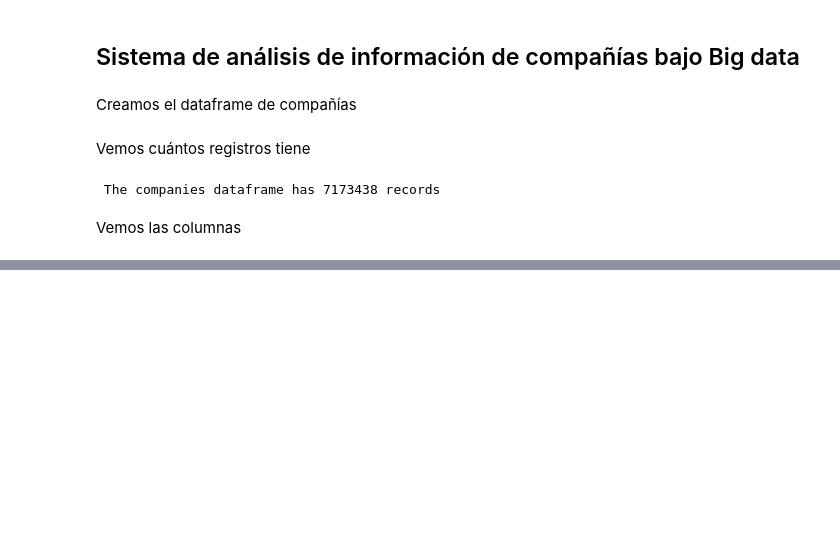
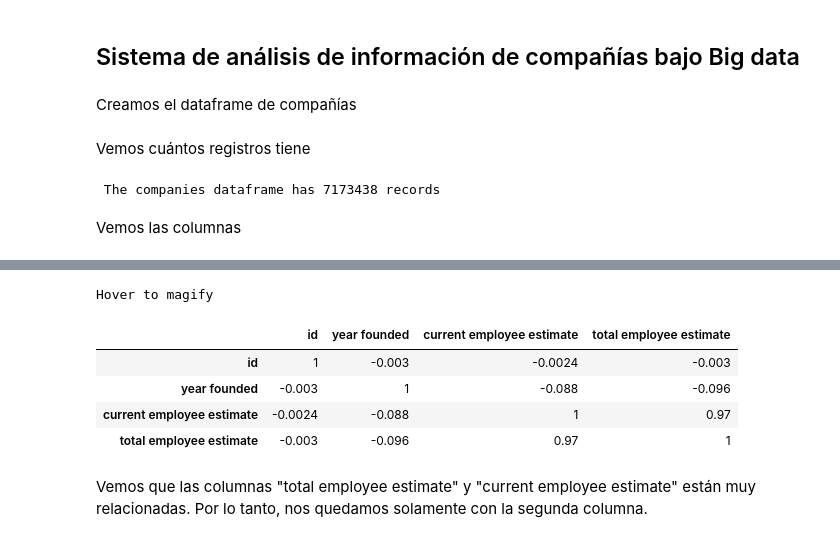
Before and after one commit to fernandasecinaroinnovant/bigdata-obl, a Jupyter notebook: obligatorio_companies.ipynb, the cells around one changed output, grey strips where cells are left out. Saved outputs shown, nothing was run; the diff lists cells and outputs as text; code cells hidden in the pictures; blank space fills up the shorter version.

```diff
--- a/obligatorio_companies.ipynb
+++ b/obligatorio_companies.ipynb
@@ -63,0 +158,31 @@ only showing top 10 rows
+# %%
+#Otra forma de ver la correlación, no solo con colores sino con los valores de cada correlación.
+
+cmap=sns.diverging_palette(5, 250, as_cmap=True)
+
+def magnify():
+    return [dict(selector="th",
+                 props=[("font-size", "7pt")]),
+            dict(selector="td",
+                 props=[('padding', "0em 0em")]),
+            dict(selector="th:hover",
+                 props=[("font-size", "12pt")]),
+            dict(selector="tr:hover td:hover",
+                 props=[('max-width', '200px'),
+                        ('font-size', '12pt')])
+]
+
+corr.style.background_gradient(cmap, axis=1)\
+    .set_properties(**{'max-width': '80px', 'font-size': '10pt'})\
+    .set_caption("Hover to magify")\
+    .set_precision(2)\
+    .set_table_styles(magnify())
+# %% [output]
+Hover to magify
+|  | id | year founded | current employee estimate | total employee estimate |
+| id | 1 | -0.003 | -0.0024 | -0.003 |
+| year founded | -0.003 | 1 | -0.088 | -0.096 |
+| current employee estimate | -0.0024 | -0.088 | 1 | 0.97 |
+| total employee estimate | -0.003 | -0.096 | 0.97 | 1 |
+# %% [markdown]
+Vemos que las columnas "total employee estimate" y "current employee estimate" están muy relacionadas. Por lo tanto, nos quedamos solamente con la segunda columna.
```
Also changed, not shown: parts of 29 cells of this notebook, 1 other file.
